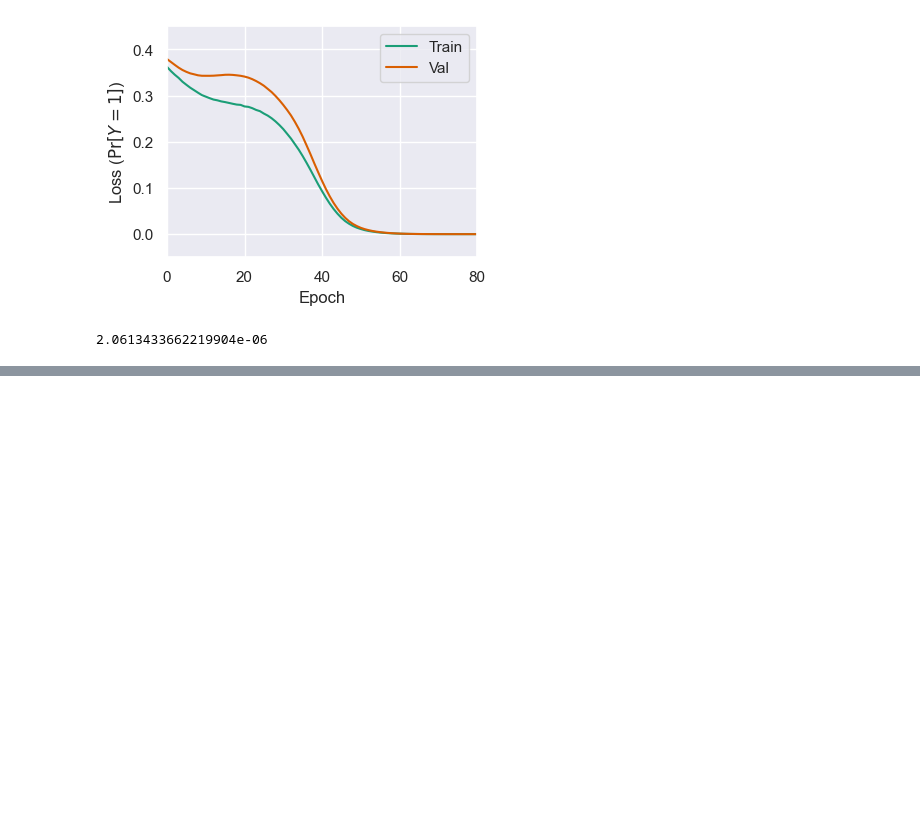
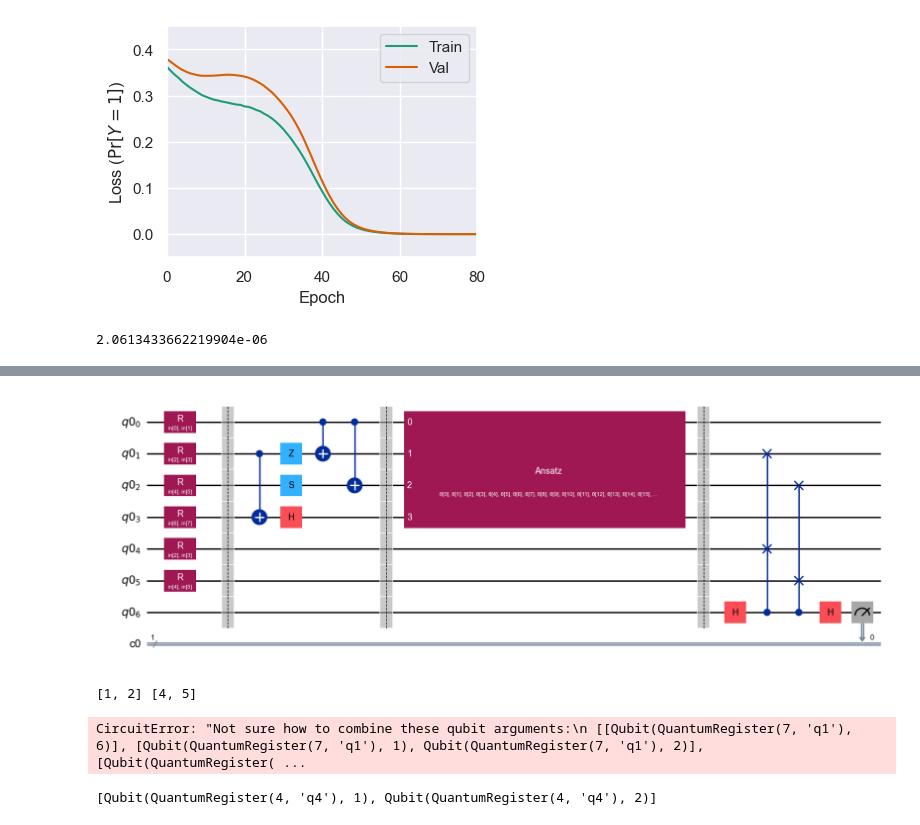
Before and after one commit to BenPrie/variational-local-inversions, a Jupyter notebook: variational-local-inversions.ipynb, the cells around one changed output, grey strips where cells are left out. Drawn from its saved outputs; the diff is of its cells as text; code cells hidden in the pictures; blank space fills up the shorter version.

```diff
--- a/variational-local-inversions.ipynb
+++ b/variational-local-inversions.ipynb
@@ -614,0 +628,18 @@ torch.save(model.state_dict(), './models/proof-of-concept/model_dict.pt')
+# %%
+# Unitary to be learnt.
+n, d = 4, 4
+U = build_circuit(n, d)
+
+# Train and validation sets.
+xs_train = sample_n_states(n_states=24, n_qubits=n)
+xs_val = sample_n_states(n_states=16, n_qubits=n)
+# %%
+# With local SWAP tests...
+
+# Build a circuit for the QNN from U.
+target_qubits = [1, 2]
+local_qnn_circuit, input_parameters, weight_parameters = build_qnn_circuit(U, ansatz_reps=5, target_qubits=target_qubits)
+
+local_qnn_circuit.draw('mpl', style='iqp')
+# %% [output]
+[figure, added]
@@ -614,0 +662,11 @@ torch.save(model.state_dict(), './models/proof-of-concept/model_dict.pt')
+# %%
+# With global SWAP tests...
+
+# Build a circuit for the QNN from U.
+target_qubits = [1, 2]
+global_qnn_circuit, input_parameters, weight_parameters = build_qnn_circuit(U, ansatz_reps=5, target_qubits=target_qubits, multi_swap=True)
+
+global_qnn_circuit.draw('mpl', style='iqp')
+# %% [output]
+[1, 2] [4, 5]
+CircuitError: "Not sure how to combine these qubit arguments:\n [[Qubit(QuantumRegister(7, 'q1'), 6)], [Qubit(QuantumRegister(7, 'q1'), 1), Qubit(QuantumRegister(7, 'q1'), 2)], [Qubit(QuantumRegister( ...
@@ -614,0 +686,7 @@ torch.save(model.state_dict(), './models/proof-of-concept/model_dict.pt')
+# %%
+from qiskit.circuit import QuantumCircuit, QuantumRegister
+
+q_reg = QuantumRegister(4)
+q_reg[[1, 2]]
+# %% [output]
+[Qubit(QuantumRegister(4, 'q4'), 1), Qubit(QuantumRegister(4, 'q4'), 2)]
```
Also changed, not shown: parts of 5 cells of this notebook, 4 other files.
